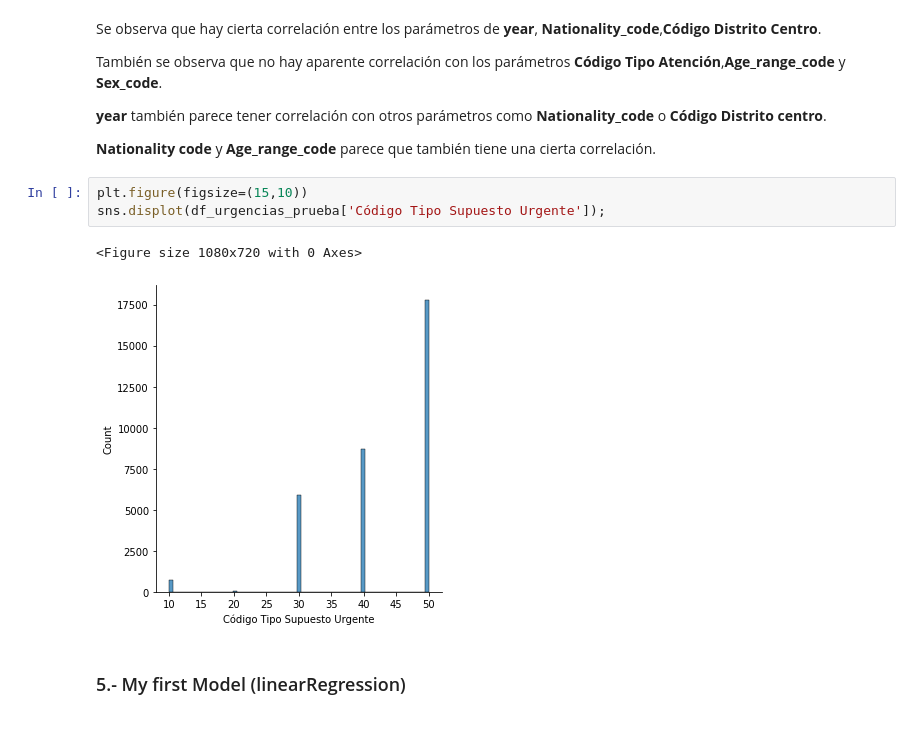
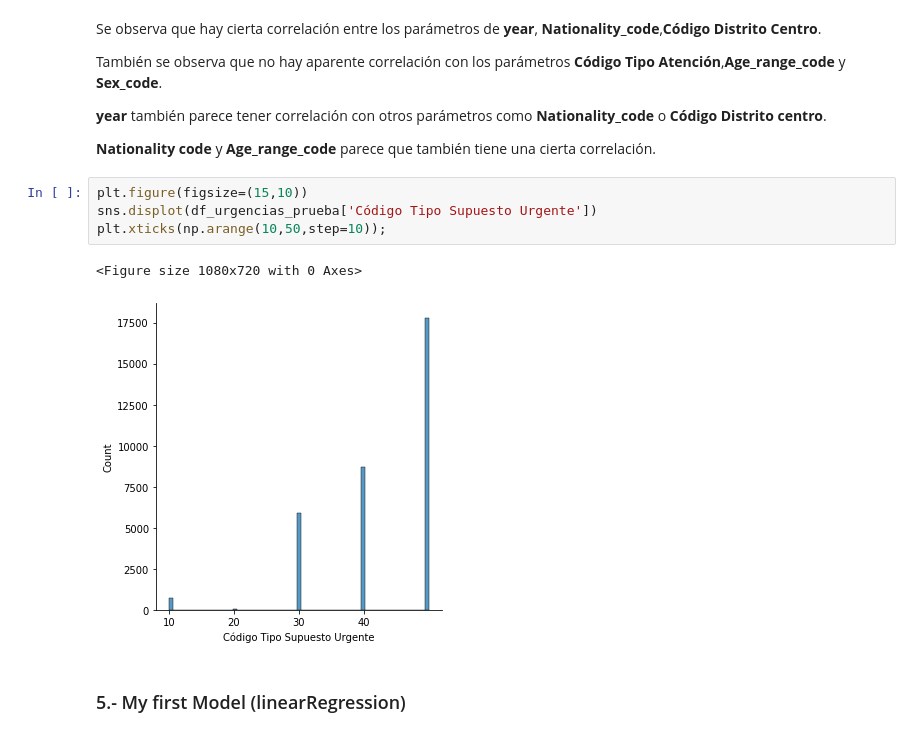
Before and after one commit to 75Engel/Estimacion_tipologia_usuarios_Servicios_Sociales_Ayto_Madrid, a Jupyter notebook: Notebooks/Notebook_2.ipynb, the cells around one changed output. Drawn from its saved outputs; the diff is of its cells as text.

```diff
--- a/Notebooks/Notebook_2.ipynb
+++ b/Notebooks/Notebook_2.ipynb
@@ -471,10 +364,11 @@ También se observa que no hay aparente correlación con los parámetros **Códi
 **Nationality code** y **Age_range_code** parece que también tiene una cierta correlación.
 # %%
 plt.figure(figsize=(15,10))
-sns.displot(df_urgencias_prueba['Código Tipo Supuesto Urgente']);
+sns.displot(df_urgencias_prueba['Código Tipo Supuesto Urgente'])
+plt.xticks(np.arange(10,50,step=10));
 # %% [output]
 <Figure size 1080x720 with 0 Axes>
-[figure, old version]
+[figure, new version]
 # %% [markdown]
 ### 5.- My first Model (linearRegression)
 # %%
```
Also changed, not shown: parts of 76 cells of this notebook, 7 other files.
